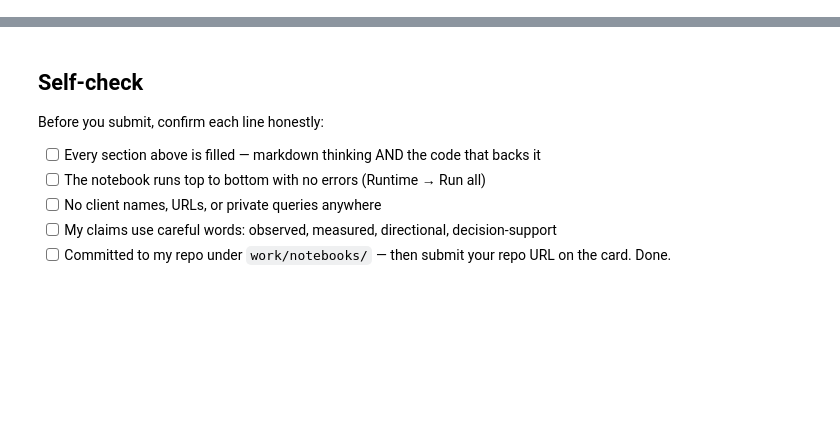
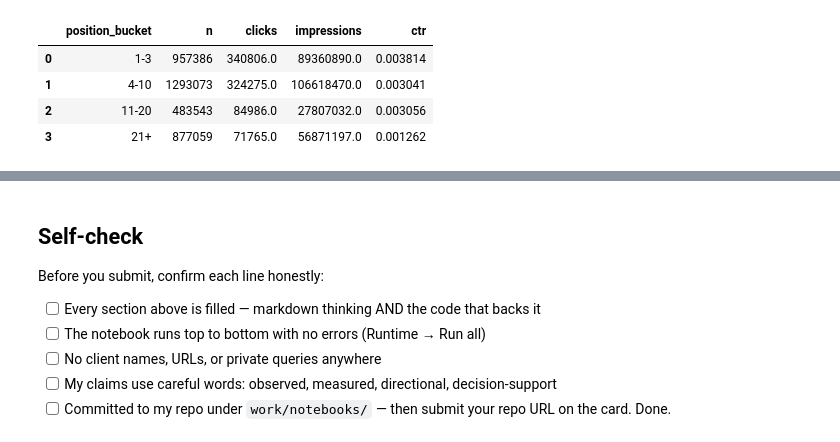
Before and after one commit to QuratulainAzhar22/flyrank-ml-work, a Jupyter notebook: work/notebooks/w04_baseline_score.ipynb, the cells around one changed output, grey strips where cells are left out. Saved outputs shown, nothing was run; the diff lists cells and outputs as text; code cells hidden in the pictures; blank space fills up the shorter version.

```diff
--- a/work/notebooks/w04_baseline_score.ipynb
+++ b/work/notebooks/w04_baseline_score.ipynb
@@ -12,0 +116,40 @@ This skeleton is yours to fill. Work the sections **in order** — each one has
+# %%
+signal_1 = con.sql("""
+SELECT
+    CASE
+        WHEN gsc_avg_position < 4 THEN '1-3'
+        WHEN gsc_avg_position < 11 THEN '4-10'
+        WHEN gsc_avg_position < 21 THEN '11-20'
+        ELSE '21+'
+    END AS position_bucket,
+
+    COUNT(*) AS n,
+
+    SUM(gsc_clicks) AS clicks,
+    SUM(gsc_impressions) AS impressions,
+
+    CASE
+        WHEN SUM(gsc_impressions) > 0
+        THEN SUM(gsc_clicks) * 1.0 / SUM(gsc_impressions)
+        ELSE NULL
+    END AS ctr
+
+FROM march
+WHERE gsc_data_available IS TRUE
+GROUP BY 1
+ORDER BY
+    CASE position_bucket
+        WHEN '1-3' THEN 1
+        WHEN '4-10' THEN 2
+        WHEN '11-20' THEN 3
+        ELSE 4
+    END
+""").df()
+
+signal_1
+# %% [output]
+|  | position_bucket | n | clicks | impressions | ctr |
+| 0 | 1-3 | 957386 | 340806.0 | 89360890.0 | 0.003814 |
+| 1 | 4-10 | 1293073 | 324275.0 | 106618470.0 | 0.003041 |
+| 2 | 11-20 | 483543 | 84986.0 | 27807032.0 | 0.003056 |
+| 3 | 21+ | 877059 | 71765.0 | 56871197.0 | 0.001262 |
```
Also changed, not shown: parts of 32 cells of this notebook.
